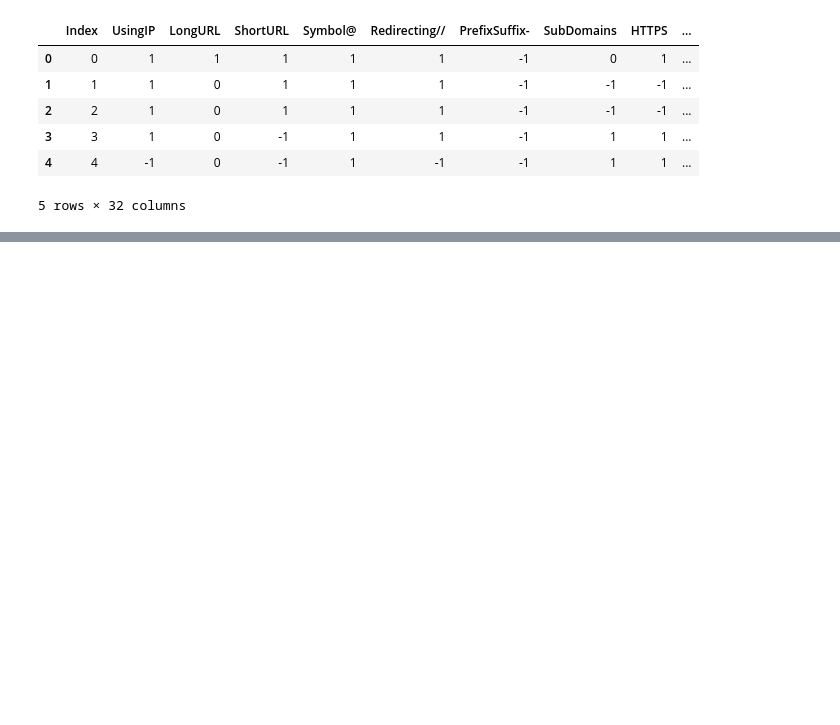
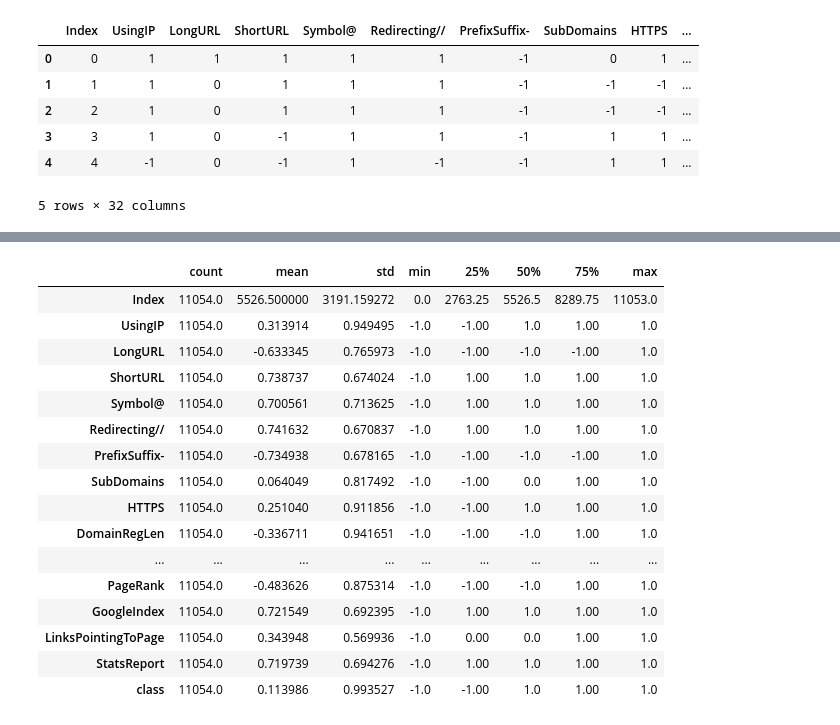
Before and after one commit to LOUBNA-ELATTAR/phishing-url-detection-ml, a Jupyter notebook: phishing-url-detection.ipynb, the cells around one changed output, grey strips where cells are left out. Cells and saved outputs as stored; diff of their text form; code cells hidden in the pictures; blank space fills up the shorter version.

```diff
--- a/phishing-url-detection.ipynb
+++ b/phishing-url-detection.ipynb
@@ -33,0 +63,20 @@ Index(['url', 'status'], dtype='object')
+# %%
+data.describe().T
+# %% [output]
+|  | count | mean | std | min | 25% | 50% | 75% | max |
+| Index | 11054.0 | 5526.500000 | 3191.159272 | 0.0 | 2763.25 | 5526.5 | 8289.75 | 11053.0 |
+| UsingIP | 11054.0 | 0.313914 | 0.949495 | -1.0 | -1.00 | 1.0 | 1.00 | 1.0 |
+| LongURL | 11054.0 | -0.633345 | 0.765973 | -1.0 | -1.00 | -1.0 | -1.00 | 1.0 |
+| ShortURL | 11054.0 | 0.738737 | 0.674024 | -1.0 | 1.00 | 1.0 | 1.00 | 1.0 |
+| Symbol@ | 11054.0 | 0.700561 | 0.713625 | -1.0 | 1.00 | 1.0 | 1.00 | 1.0 |
+| Redirecting// | 11054.0 | 0.741632 | 0.670837 | -1.0 | 1.00 | 1.0 | 1.00 | 1.0 |
+| PrefixSuffix- | 11054.0 | -0.734938 | 0.678165 | -1.0 | -1.00 | -1.0 | -1.00 | 1.0 |
+| SubDomains | 11054.0 | 0.064049 | 0.817492 | -1.0 | -1.00 | 0.0 | 1.00 | 1.0 |
+| HTTPS | 11054.0 | 0.251040 | 0.911856 | -1.0 | -1.00 | 1.0 | 1.00 | 1.0 |
+| DomainRegLen | 11054.0 | -0.336711 | 0.941651 | -1.0 | -1.00 | -1.0 | 1.00 | 1.0 |
+| ... | ... | ... | ... | ... | ... | ... | ... | ... |
+| PageRank | 11054.0 | -0.483626 | 0.875314 | -1.0 | -1.00 | -1.0 | 1.00 | 1.0 |
+| GoogleIndex | 11054.0 | 0.721549 | 0.692395 | -1.0 | 1.00 | 1.0 | 1.00 | 1.0 |
+| LinksPointingToPage | 11054.0 | 0.343948 | 0.569936 | -1.0 | 0.00 | 0.0 | 1.00 | 1.0 |
+| StatsReport | 11054.0 | 0.719739 | 0.694276 | -1.0 | 1.00 | 1.0 | 1.00 | 1.0 |
+| class | 11054.0 | 0.113986 | 0.993527 | -1.0 | -1.00 | 1.0 | 1.00 | 1.0 |
```
Also changed, not shown: parts of 6 cells of this notebook.
